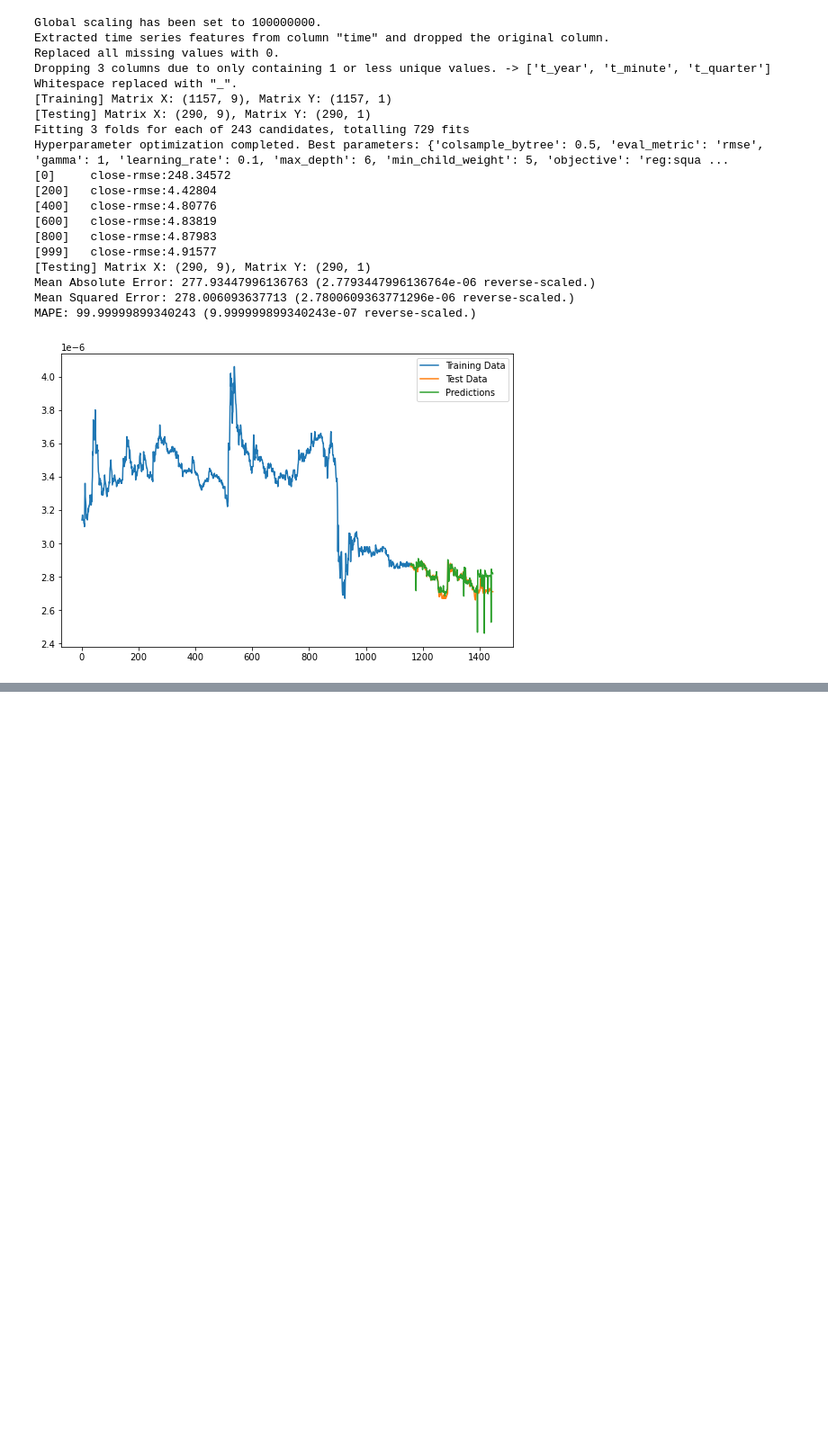
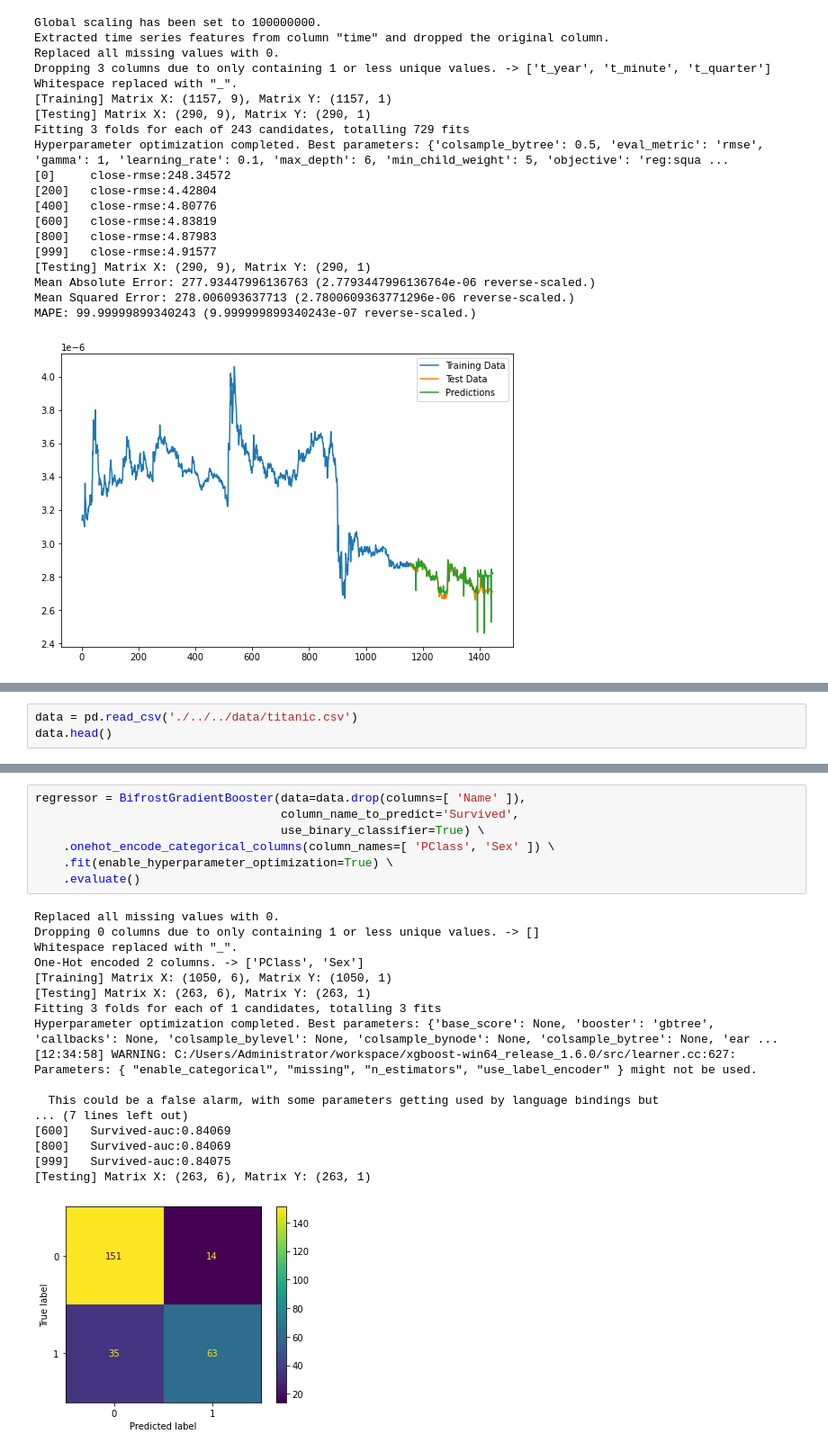
Before and after one commit to faGH/fa.intelligence.notebooks, a Jupyter notebook: labs/timeseries/biforst_gradient_booster_example.ipynb, the cells around one changed output, grey strips where cells are left out. Shown at 90% size. Cells and saved outputs as stored; diff of their text form; blank space fills up the shorter version.

Commit message:
[DEV]: Completion of binary classification support and example usage.

```diff
--- a/labs/timeseries/biforst_gradient_booster_example.ipynb
+++ b/labs/timeseries/biforst_gradient_booster_example.ipynb
@@ -106,0 +109,3 @@ Warning: gvrender_set_style: unsupported style fixed - ignoring
+# %%
+data = pd.read_csv('./../../data/titanic.csv')
+data.head()
@@ -106,0 +119,26 @@ Warning: gvrender_set_style: unsupported style fixed - ignoring
+# %%
+regressor = BifrostGradientBooster(data=data.drop(columns=[ 'Name' ]),
+                                   column_name_to_predict='Survived',
+                                   use_binary_classifier=True) \
+    .onehot_encode_categorical_columns(column_names=[ 'PClass', 'Sex' ]) \
+    .fit(enable_hyperparameter_optimization=True) \
+    .evaluate()
+# %% [output]
+Replaced all missing values with 0.
+Dropping 0 columns due to only containing 1 or less unique values. -> []
+Whitespace replaced with "_".
+One-Hot encoded 2 columns. -> ['PClass', 'Sex']
+[Training] Matrix X: (1050, 6), Matrix Y: (1050, 1)
+[Testing] Matrix X: (263, 6), Matrix Y: (263, 1)
+Fitting 3 folds for each of 1 candidates, totalling 3 fits
+Hyperparameter optimization completed. Best parameters: {'base_score': None, 'booster': 'gbtree', 'callbacks': None, 'colsample_bylevel': None, 'colsample_bynode': None, 'colsample_bytree': None, 'ear ...
+[12:34:58] WARNING: C:/Users/Administrator/workspace/xgboost-win64_release_1.6.0/src/learner.cc:627:
+Parameters: { "enable_categorical", "missing", "n_estimators", "use_label_encoder" } might not be used.
+
+  This could be a false alarm, with some parameters getting used by language bindings but
+... (7 lines left out)
+[600]   Survived-auc:0.84069
+[800]   Survived-auc:0.84069
+[999]   Survived-auc:0.84075
+[Testing] Matrix X: (263, 6), Matrix Y: (263, 1)
+[figure, added]
```
Also changed, not shown: parts of 6 cells of this notebook, 2 other files.
